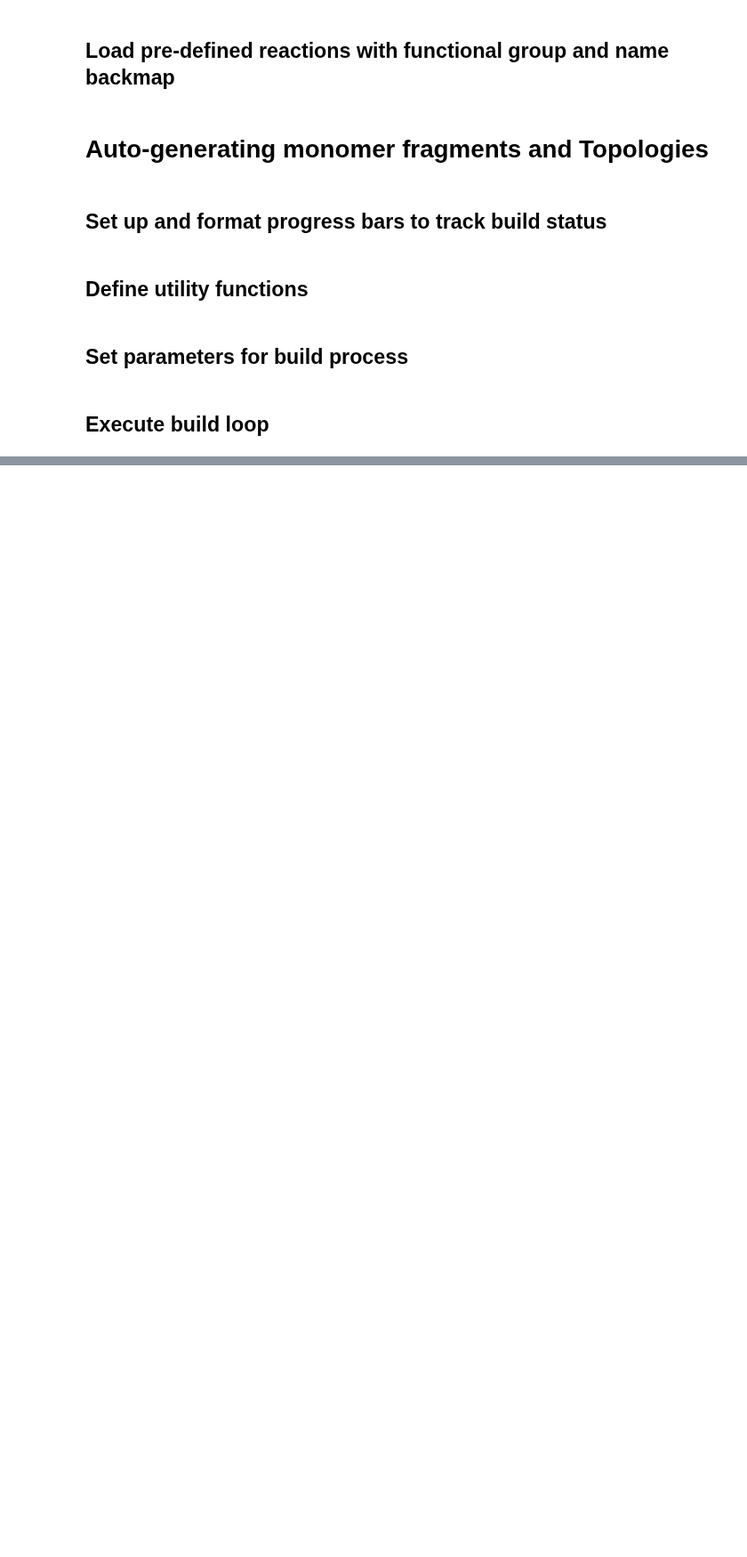
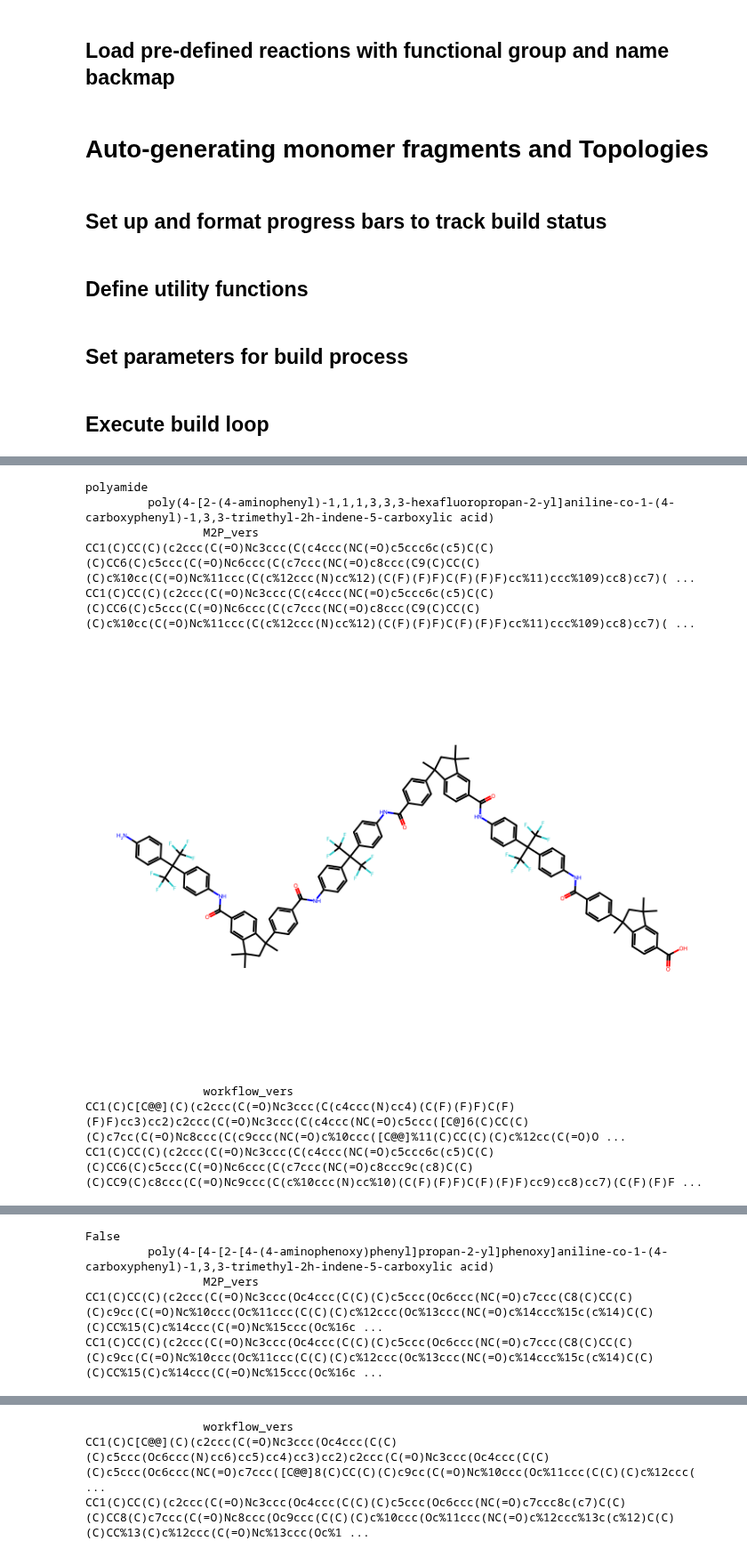
Before and after one commit to timbernat/NREL_polymers, a Jupyter notebook: polymerize_monomers.ipynb, the cells around one changed output, grey strips where cells are left out. Shown at 89% size. Saved outputs shown, nothing was run; the diff lists cells and outputs as text; code cells hidden in the pictures; blank space fills up the shorter version.

```diff
--- a/polymerize_monomers.ipynb
+++ b/polymerize_monomers.ipynb
@@ -70,8 +72,8 @@ input_data_path = PROC_DATA_DIR / 'monomer_data_MASTER.csv'
 df = pd.read_csv(input_data_path, index_col=[0,1])
 df = df.replace(np.nan, None) # swap NaN values for explicit NoneTypes to simplify value write
 # %%
-benchsamp = pd.read_csv('oligomers_for_benchmark.csv', index_col=[0,1])
-df = df.loc[benchsamp.index]
+# benchsamp = pd.read_csv('oligomers_for_benchmark.csv', index_col=[0,1])
+# df = df.loc[benchsamp.index]
 # %% [markdown]
 ## Load pre-defined reactions with functional group and name backmap
 # %%
@@ -201,7 +203,7 @@ def generate_smarts_fragments(reactants_dict : dict[str, RDMol], reactor : react
     monogrp = MonomerGroup()
     initial_reactants = [reactants for reactants in reactants_dict.values()] # must convert to list to pass to ChemicalReaction
 
-    for dimer, frags in reactor.propagate(initial_reactants):
+    for intermediates, frags in reactor.propagate(initial_reactants):
         for assoc_group_name, rdfragment in zip(reactants_dict.keys(), frags):
             # generate spec-compliant SMARTS
             raw_smiles = Chem.MolToSmiles(rdfragment)
@@ -216,12 +218,7 @@ def generate_smarts_fragments(reactants_dict : dict[str, RDMol], reactor : react
 # %% [markdown]
 ## Set parameters for build process
 # %%
-# MASTER_OUT_DIR = Path('polymer_structures')
-# MASTER_OUT_DIR = Path('polymer_validation')
-# MASTER_OUT_DIR = Path('polymer_filtered')
-# MASTER_OUT_DIR = Path('polymer_test')
-# MASTER_OUT_DIR = Path('polymer_revision')
-MASTER_OUT_DIR = Path('polymer_benchmark_fastlmp')
+MASTER_OUT_DIR = Path('polymer_improved')
 
 DOPs : list[int] = [3]
 charge_method : str = 'Espaloma-AM1-BCC'
@@ -441,0 +511,28 @@ print(m2p_mismatches)
+# %%
+from polymerist.rdutils import rdkdraw
+rdkdraw.set_rdkdraw_size(500)
+
+for mechanism, mismatch_dict in m2p_mismatches.items():
+    print(mechanism)
+    for species, smiles_dict in mismatch_dict.items():
+        print('\t', species)
+        mols = []
+        for platform, smiles in smiles_dict.items():
+            mol = Chem.MolFromSmiles(smiles, sanitize=False)
+            print('\t\t', platform)
+            print(Chem.CanonSmiles(smiles))
+            Chem.RemoveStereochemistry(mol)
+            print(Chem.MolToSmiles(mol))
+            display(mol)
+            mols.append(mol)
+        print(mols[0].HasSubstructMatch(mols[1]))
+# %% [output]
+polyamide
+         poly(4-[2-(4-aminophenyl)-1,1,1,3,3,3-hexafluoropropan-2-yl]aniline-co-1-(4-carboxyphenyl)-1,3,3-trimethyl-2h-indene-5-carboxylic acid)
+                 M2P_vers
+CC1(C)CC(C)(c2ccc(C(=O)Nc3ccc(C(c4ccc(NC(=O)c5ccc6c(c5)C(C)(C)CC6(C)c5ccc(C(=O)Nc6ccc(C(c7ccc(NC(=O)c8ccc(C9(C)CC(C)(C)c%10cc(C(=O)Nc%11ccc(C(c%12ccc(N)cc%12)(C(F)(F)F)C(F)(F)F)cc%11)ccc%109)cc8)cc7)( ...
+CC1(C)CC(C)(c2ccc(C(=O)Nc3ccc(C(c4ccc(NC(=O)c5ccc6c(c5)C(C)(C)CC6(C)c5ccc(C(=O)Nc6ccc(C(c7ccc(NC(=O)c8ccc(C9(C)CC(C)(C)c%10cc(C(=O)Nc%11ccc(C(c%12ccc(N)cc%12)(C(F)(F)F)C(F)(F)F)cc%11)ccc%109)cc8)cc7)( ...
+[figure, added]
+                 workflow_vers
+CC1(C)C[C@@](C)(c2ccc(C(=O)Nc3ccc(C(c4ccc(N)cc4)(C(F)(F)F)C(F)(F)F)cc3)cc2)c2ccc(C(=O)Nc3ccc(C(c4ccc(NC(=O)c5ccc([C@]6(C)CC(C)(C)c7cc(C(=O)Nc8ccc(C(c9ccc(NC(=O)c%10ccc([C@@]%11(C)CC(C)(C)c%12cc(C(=O)O ...
+CC1(C)CC(C)(c2ccc(C(=O)Nc3ccc(C(c4ccc(NC(=O)c5ccc6c(c5)C(C)(C)CC6(C)c5ccc(C(=O)Nc6ccc(C(c7ccc(NC(=O)c8ccc9c(c8)C(C)(C)CC9(C)c8ccc(C(=O)Nc9ccc(C(c%10ccc(N)cc%10)(C(F)(F)F)C(F)(F)F)cc9)cc8)cc7)(C(F)(F)F ...
@@ -441,0 +540,5 @@ print(m2p_mismatches)
+False
+         poly(4-[4-[2-[4-(4-aminophenoxy)phenyl]propan-2-yl]phenoxy]aniline-co-1-(4-carboxyphenyl)-1,3,3-trimethyl-2h-indene-5-carboxylic acid)
+                 M2P_vers
+CC1(C)CC(C)(c2ccc(C(=O)Nc3ccc(Oc4ccc(C(C)(C)c5ccc(Oc6ccc(NC(=O)c7ccc(C8(C)CC(C)(C)c9cc(C(=O)Nc%10ccc(Oc%11ccc(C(C)(C)c%12ccc(Oc%13ccc(NC(=O)c%14ccc%15c(c%14)C(C)(C)CC%15(C)c%14ccc(C(=O)Nc%15ccc(Oc%16c ...
+CC1(C)CC(C)(c2ccc(C(=O)Nc3ccc(Oc4ccc(C(C)(C)c5ccc(Oc6ccc(NC(=O)c7ccc(C8(C)CC(C)(C)c9cc(C(=O)Nc%10ccc(Oc%11ccc(C(C)(C)c%12ccc(Oc%13ccc(NC(=O)c%14ccc%15c(c%14)C(C)(C)CC%15(C)c%14ccc(C(=O)Nc%15ccc(Oc%16c ...
@@ -441,0 +546,3 @@ print(m2p_mismatches)
+                 workflow_vers
+CC1(C)C[C@@](C)(c2ccc(C(=O)Nc3ccc(Oc4ccc(C(C)(C)c5ccc(Oc6ccc(N)cc6)cc5)cc4)cc3)cc2)c2ccc(C(=O)Nc3ccc(Oc4ccc(C(C)(C)c5ccc(Oc6ccc(NC(=O)c7ccc([C@@]8(C)CC(C)(C)c9cc(C(=O)Nc%10ccc(Oc%11ccc(C(C)(C)c%12ccc( ...
+CC1(C)CC(C)(c2ccc(C(=O)Nc3ccc(Oc4ccc(C(C)(C)c5ccc(Oc6ccc(NC(=O)c7ccc8c(c7)C(C)(C)CC8(C)c7ccc(C(=O)Nc8ccc(Oc9ccc(C(C)(C)c%10ccc(Oc%11ccc(NC(=O)c%12ccc%13c(c%12)C(C)(C)CC%13(C)c%12ccc(C(=O)Nc%13ccc(Oc%1 ...
```
Also changed, not shown: parts of 5 cells of this notebook.
